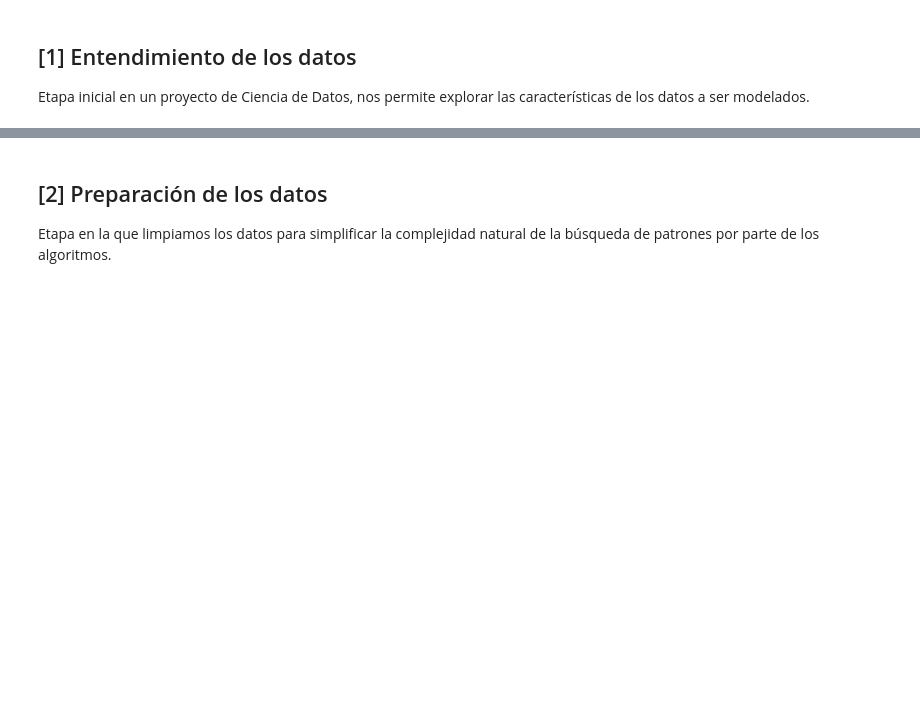
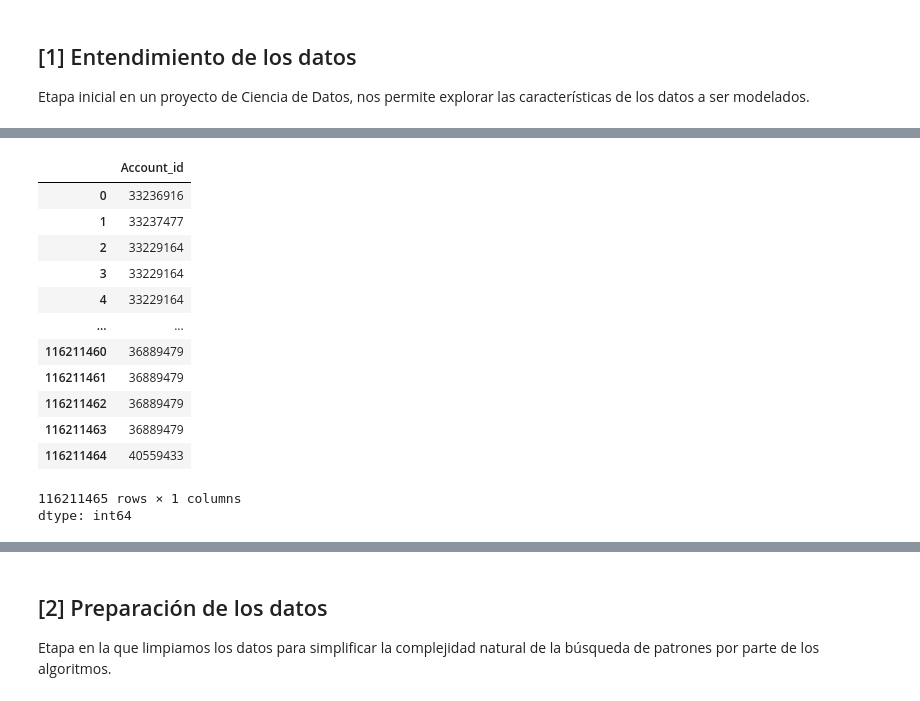
Before and after one commit to escorpio11/programa-python, a Jupyter notebook: modulo_3/Actividad_41_Pandas.ipynb, the cells around one changed output, grey strips where cells are left out. Saved outputs shown, nothing was run; the diff lists cells and outputs as text; code cells hidden in the pictures; blank space fills up the shorter version.

```diff
--- a/modulo_3/Actividad_41_Pandas.ipynb
+++ b/modulo_3/Actividad_41_Pandas.ipynb
@@ -34,0 +62,17 @@ data[['Quantity']].describe()
+# %%
+data['Account_id']
+# %% [output]
+|  | Account_id |
+| 0 | 33236916 |
+| 1 | 33237477 |
+| 2 | 33229164 |
+| 3 | 33229164 |
+| 4 | 33229164 |
+| ... | ... |
+| 116211460 | 36889479 |
+| 116211461 | 36889479 |
+| 116211462 | 36889479 |
+| 116211463 | 36889479 |
+| 116211464 | 40559433 |
+116211465 rows × 1 columns
+dtype: int64
```
Also changed, not shown: parts of 16 cells of this notebook.
